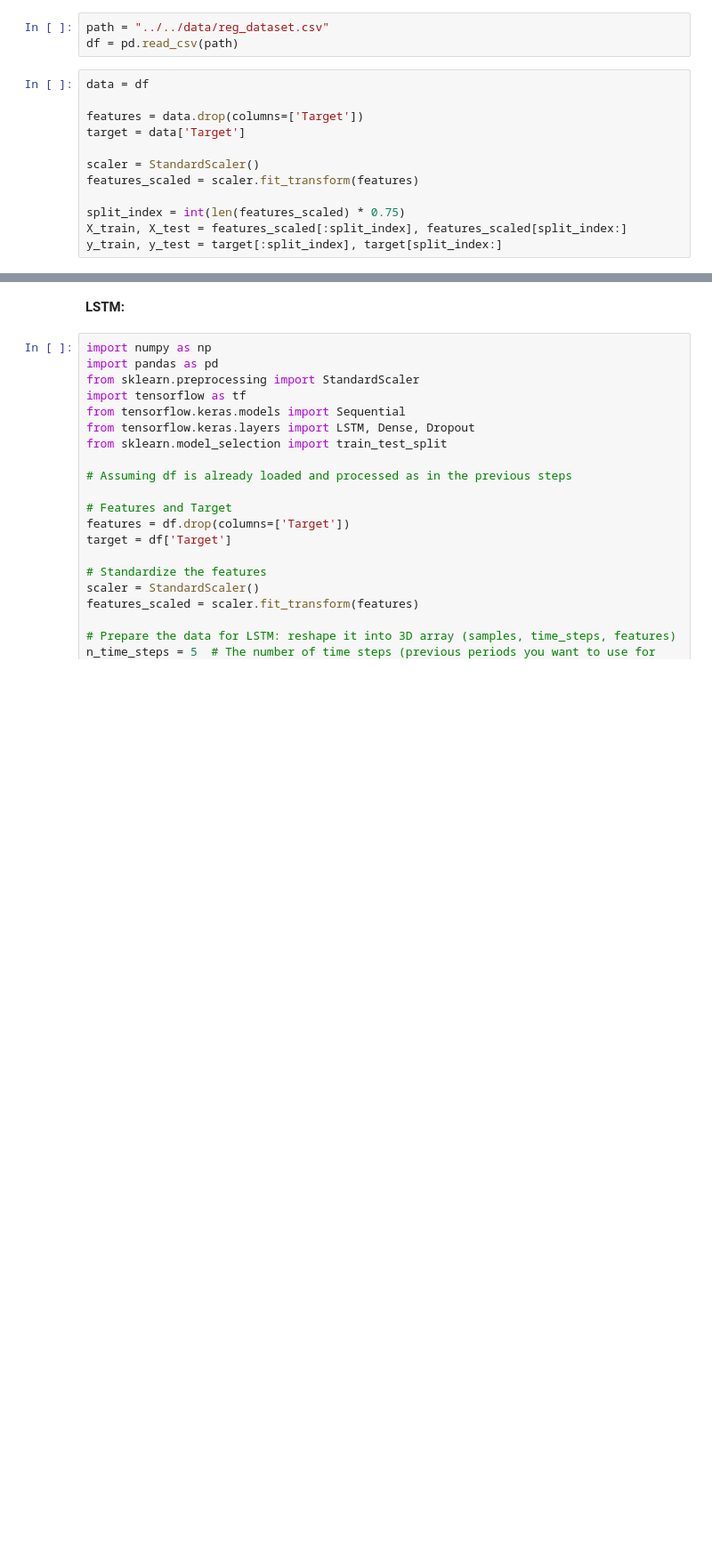
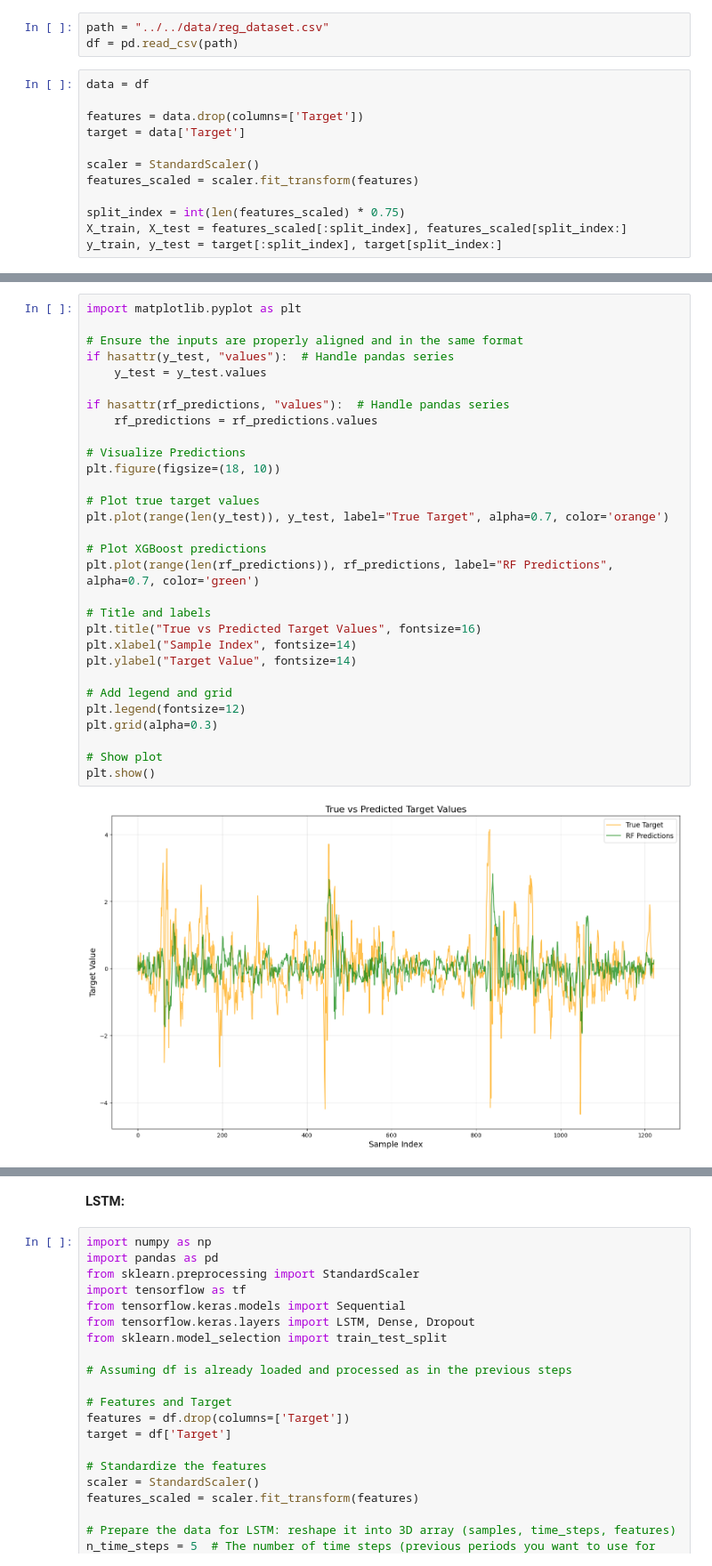
Before and after one commit to dawidpawliczek4/AI-Trader, a Jupyter notebook: analisys/notebooks/train_reg_models.ipynb, the cells around one changed output, grey strips where cells are left out. Shown at 89% size. Saved outputs shown, nothing was run; the diff lists cells and outputs as text; blank space fills up the shorter version.

```diff
--- a/analisys/notebooks/train_reg_models.ipynb
+++ b/analisys/notebooks/train_reg_models.ipynb
@@ -78,3 +94,35 @@ plt.show()
+# %%
+import matplotlib.pyplot as plt
+
+# Ensure the inputs are properly aligned and in the same format
+if hasattr(y_test, "values"):  # Handle pandas series
+    y_test = y_test.values
+
+if hasattr(rf_predictions, "values"):  # Handle pandas series
+    rf_predictions = rf_predictions.values
+
+# Visualize Predictions
+plt.figure(figsize=(18, 10))
+
+# Plot true target values
+plt.plot(range(len(y_test)), y_test, label="True Target", alpha=0.7, color='orange')
+
+# Plot XGBoost predictions
+plt.plot(range(len(rf_predictions)), rf_predictions, label="RF Predictions", alpha=0.7, color='green')
+
+# Title and labels
+plt.title("True vs Predicted Target Values", fontsize=16)
+plt.xlabel("Sample Index", fontsize=14)
+plt.ylabel("Target Value", fontsize=14)
+
+# Add legend and grid
+plt.legend(fontsize=12)
+plt.grid(alpha=0.3)
+
+# Show plot
+plt.show()
+# %% [output]
+[figure, added]
 # %%
 from sklearn.metrics import r2_score
 rf_r2 = r2_score(y_test, rf_predictions)
```
Also changed, not shown: parts of 13 cells of this notebook.
